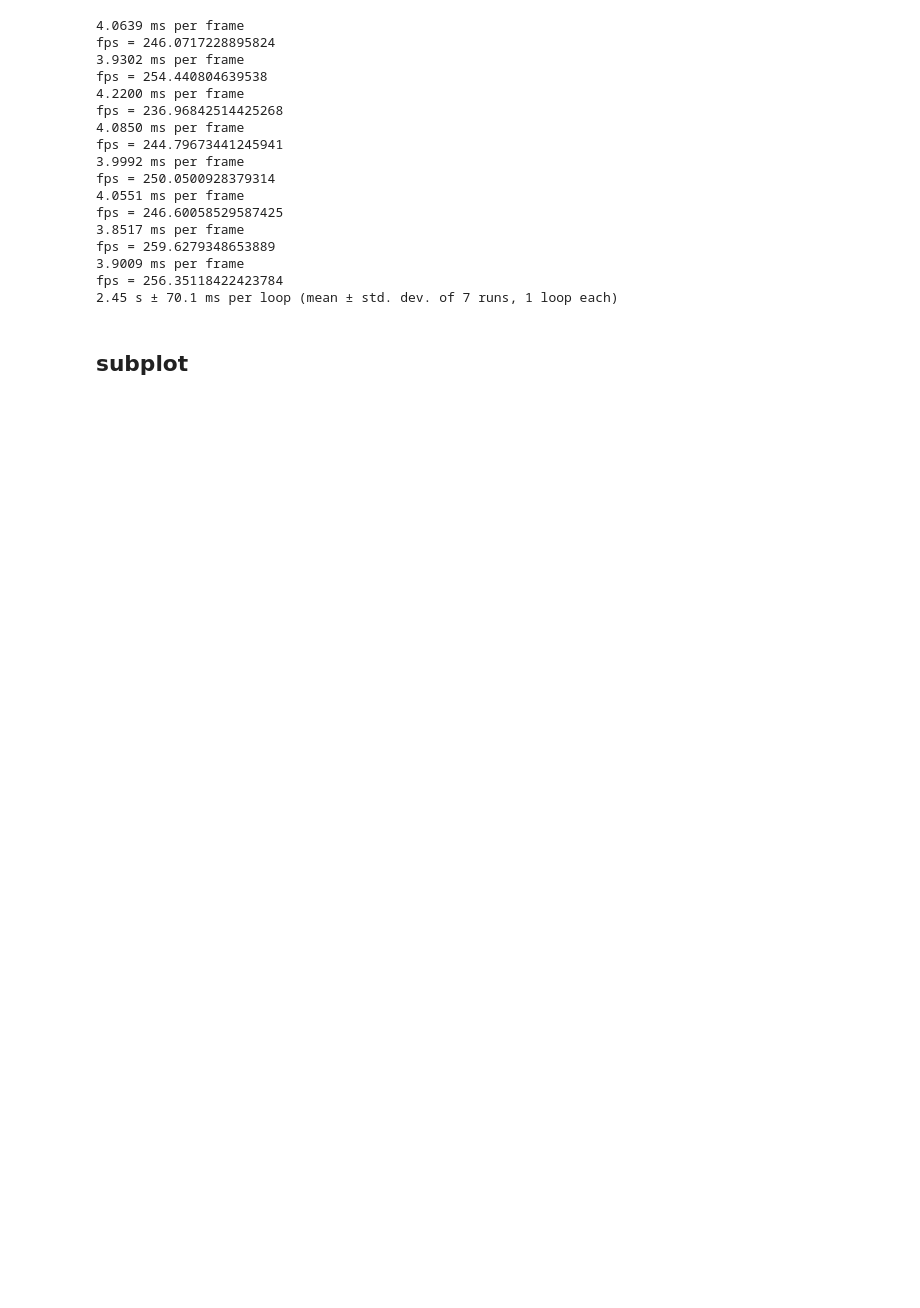
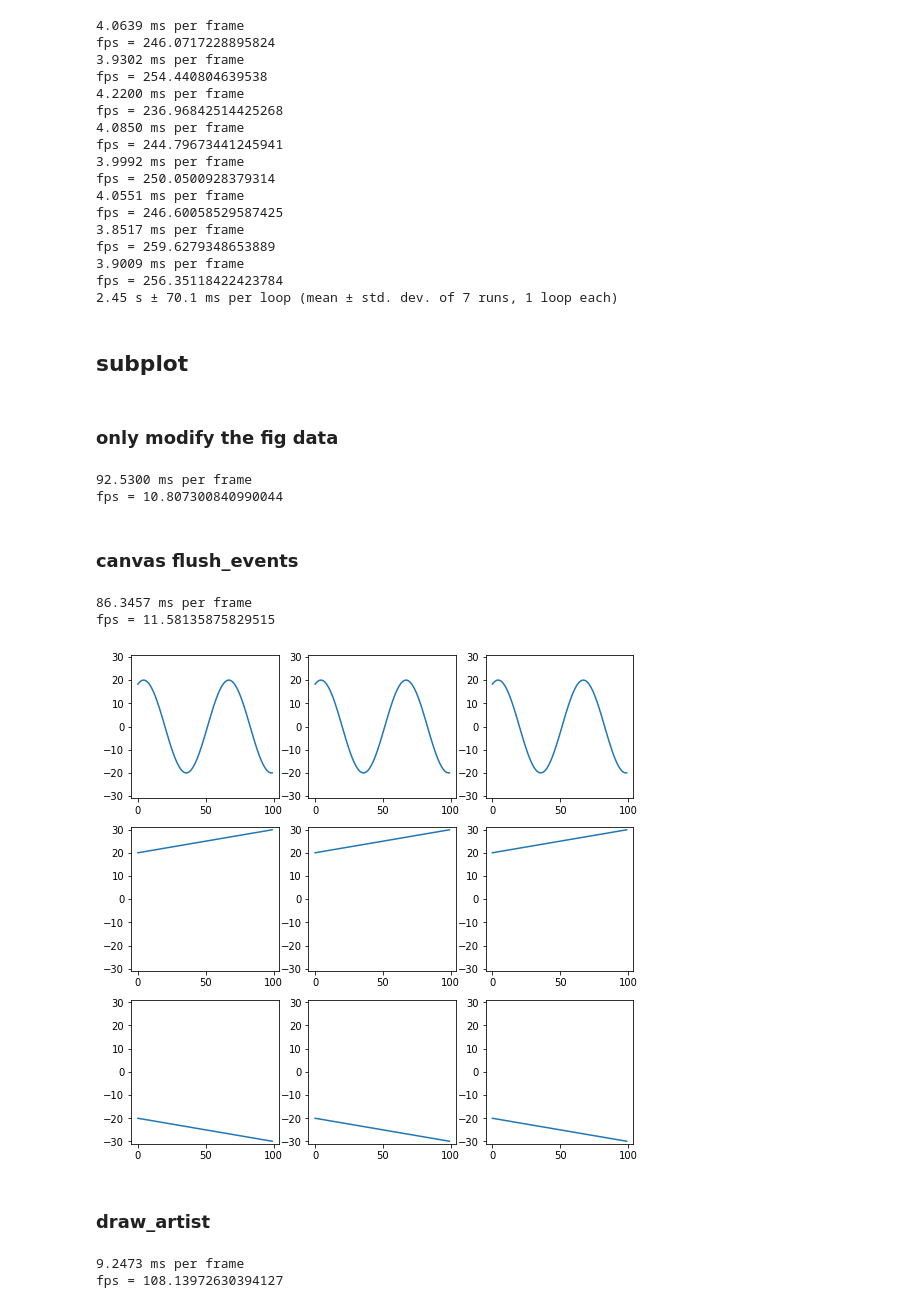
Before and after one commit to susuky/python_pratice, a Jupyter notebook: realtime_plot_curve.ipynb, the cells around one changed output. Cells and saved outputs as stored; diff of their text form; code cells hidden in the pictures; blank space fills up the shorter version.

Commit message:
add realtime multiplot

```diff
--- a/realtime_plot_curve.ipynb
+++ b/realtime_plot_curve.ipynb
@@ -294,0 +336,24 @@ fps = 256.35118422423784
+# %% [markdown]
+### only modify the fig data
+# %%
+# still vary slow
+plot_wrap_multi('pause', show_fps=True)
+# %% [output]
+92.5300 ms per frame
+fps = 10.807300840990044
+# %% [markdown]
+### canvas flush_events
+# %%
+# still vary slow
+plot_wrap_multi('canvas_flush', show_fps=True)
+# %% [output]
+86.3457 ms per frame
+fps = 11.58135875829515
+[figure, added]
+# %% [markdown]
+### draw_artist
+# %%
+plot_wrap_multi('draw_artist', show_fps=True)
+# %% [output]
+9.2473 ms per frame
+fps = 108.13972630394127
```
Also changed, not shown: parts of 10 cells of this notebook.
